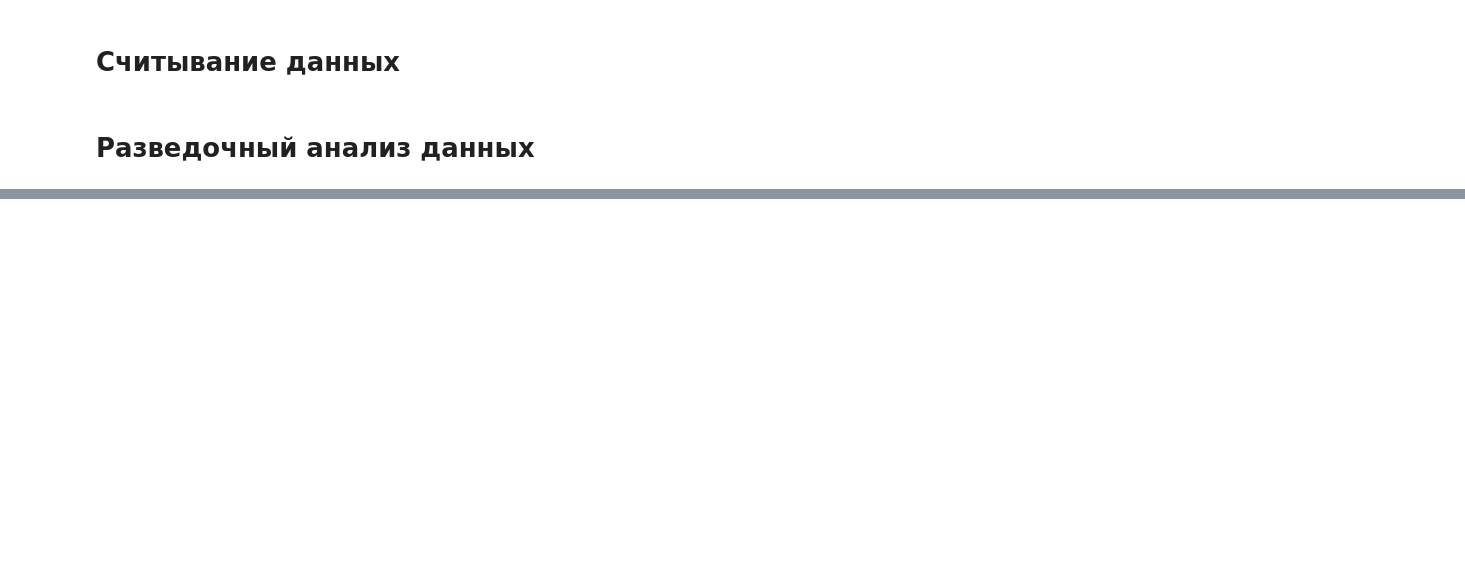
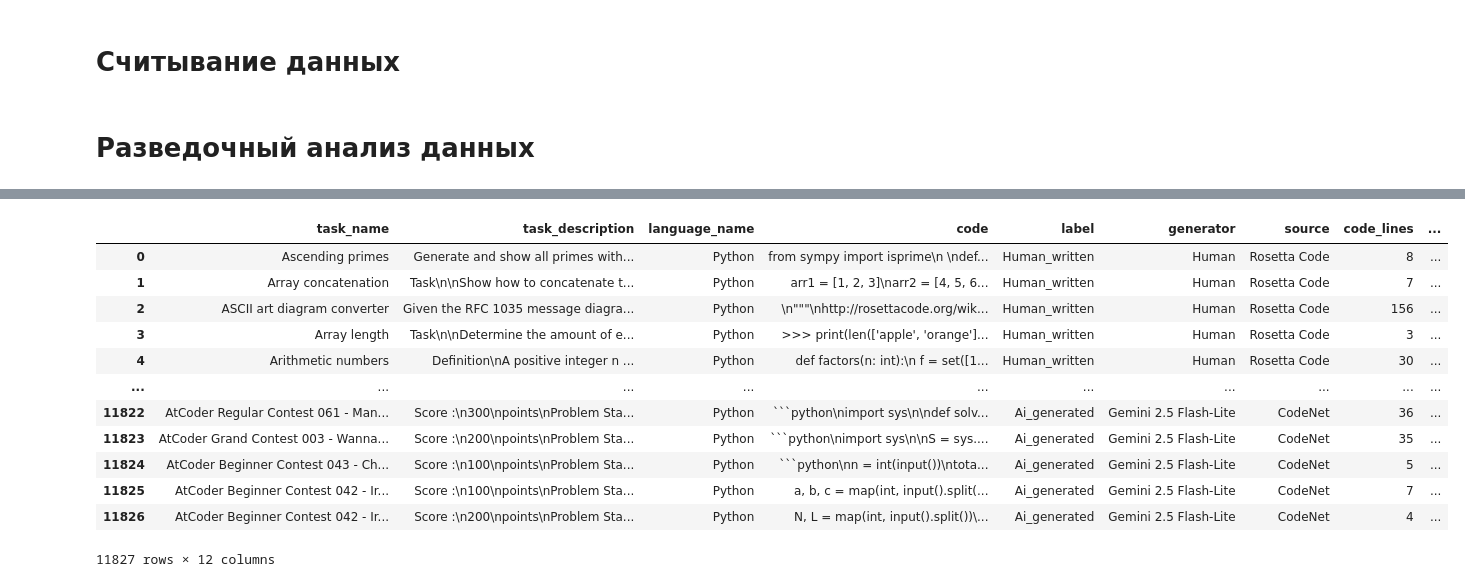
Before and after one commit to M1ssshka/ai-code-detection, a Jupyter notebook: main.ipynb, the cells around one changed output, grey strips where cells are left out. Cells and saved outputs as stored; diff of their text form; code cells hidden in the pictures; blank space fills up the shorter version.

````diff
--- a/main.ipynb
+++ b/main.ipynb
@@ -136,0 +155,16 @@ Name: count, dtype: int64
+# %%
+ds
+# %% [output]
+|  | task_name | task_description | language_name | code | label | generator | source | code_lines | ... |
+| 0 | Ascending primes | Generate and show all primes with... | Python | from sympy import isprime\n \ndef... | Human_written | Human | Rosetta Code | 8 | ... |
+| 1 | Array concatenation | Task\n\nShow how to concatenate t... | Python | arr1 = [1, 2, 3]\narr2 = [4, 5, 6... | Human_written | Human | Rosetta Code | 7 | ... |
+| 2 | ASCII art diagram converter | Given the RFC 1035 message diagra... | Python | \n"""\nhttp://rosettacode.org/wik... | Human_written | Human | Rosetta Code | 156 | ... |
+| 3 | Array length | Task\n\nDetermine the amount of e... | Python | >>> print(len(['apple', 'orange']... | Human_written | Human | Rosetta Code | 3 | ... |
+| 4 | Arithmetic numbers | Definition\nA positive integer n ... | Python | def factors(n: int):\n f = set([1... | Human_written | Human | Rosetta Code | 30 | ... |
+| ... | ... | ... | ... | ... | ... | ... | ... | ... | ... |
+| 11822 | AtCoder Regular Contest 061 - Man... | Score :\n300\npoints\nProblem Sta... | Python | ```python\nimport sys\n\ndef solv... | Ai_generated | Gemini 2.5 Flash-Lite | CodeNet | 36 | ... |
+| 11823 | AtCoder Grand Contest 003 - Wanna... | Score :\n200\npoints\nProblem Sta... | Python | ```python\nimport sys\n\nS = sys.... | Ai_generated | Gemini 2.5 Flash-Lite | CodeNet | 35 | ... |
+| 11824 | AtCoder Beginner Contest 043 - Ch... | Score :\n100\npoints\nProblem Sta... | Python | ```python\nn = int(input())\ntota... | Ai_generated | Gemini 2.5 Flash-Lite | CodeNet | 5 | ... |
+| 11825 | AtCoder Beginner Contest 042 - Ir... | Score :\n100\npoints\nProblem Sta... | Python | a, b, c = map(int, input().split(... | Ai_generated | Gemini 2.5 Flash-Lite | CodeNet | 7 | ... |
+| 11826 | AtCoder Beginner Contest 042 - Ir... | Score :\n200\npoints\nProblem Sta... | Python | N, L = map(int, input().split())\... | Ai_generated | Gemini 2.5 Flash-Lite | CodeNet | 4 | ... |
+11827 rows × 12 columns
````
Also changed, not shown: parts of 2 cells of this notebook.
